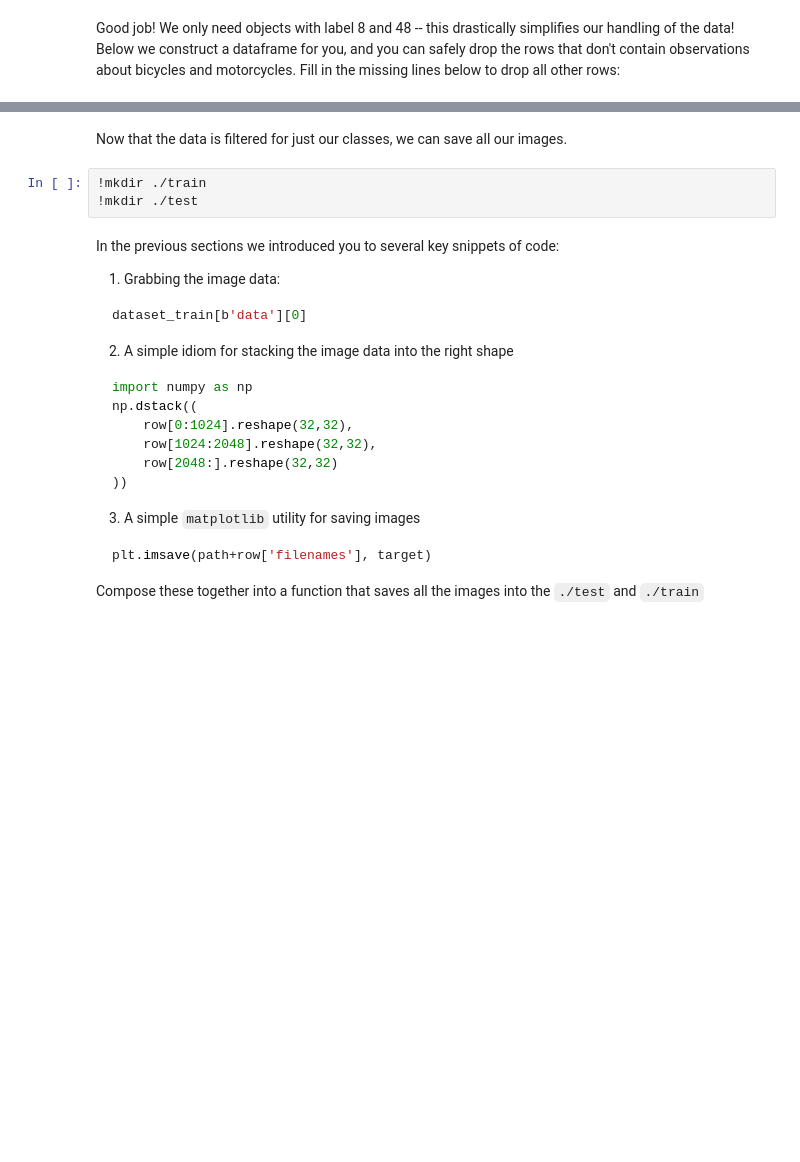
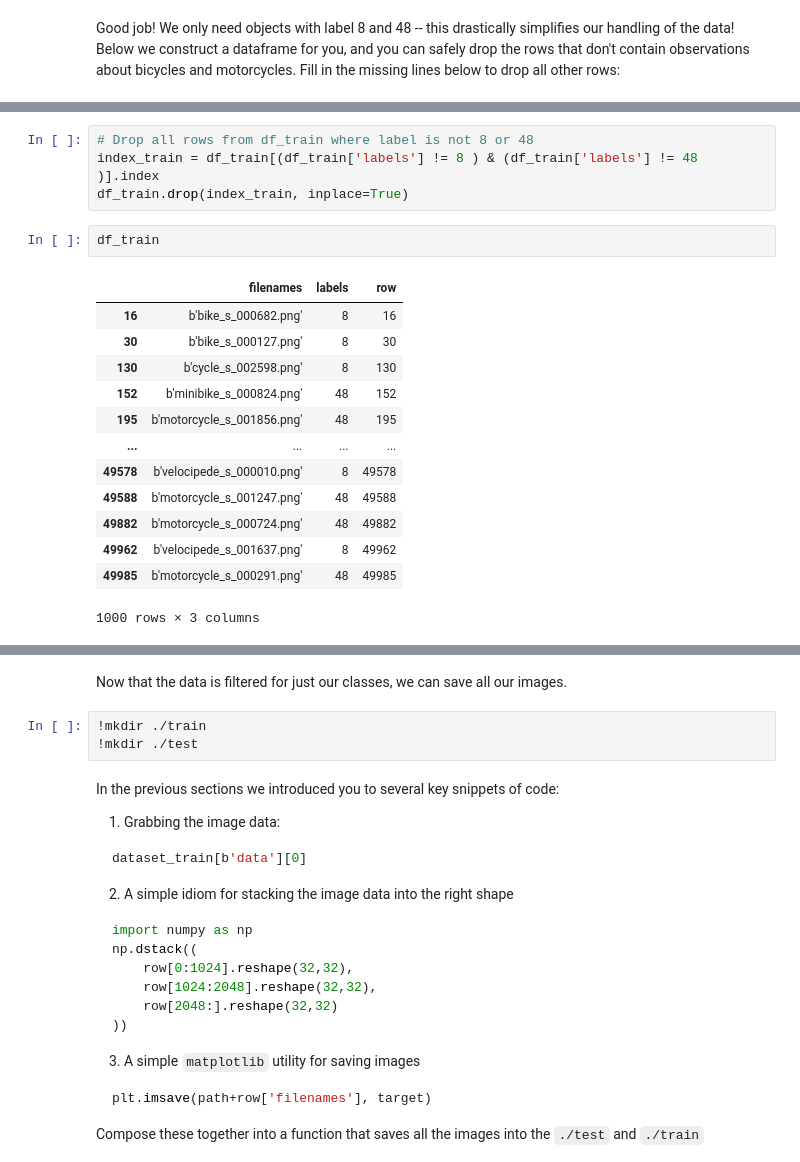
Before and after one commit to pivotostes/udacity-nd009t-C2-Developing-ML-Workflow, a Jupyter notebook: project/starter.ipynb, the cells around one changed output, grey strips where cells are left out. Cells and saved outputs as stored; diff of their text form; blank space fills up the shorter version.

```diff
--- a/project/starter.ipynb
+++ b/project/starter.ipynb
@@ -136,0 +177,20 @@ Good job! We only need objects with label 8 and 48 -- this drastically simplifie
+# %%
+# Drop all rows from df_train where label is not 8 or 48
+index_train = df_train[(df_train['labels'] != 8 ) & (df_train['labels'] != 48 )].index
+df_train.drop(index_train, inplace=True)
+# %%
+df_train
+# %% [output]
+|  | filenames | labels | row |
+| 16 | b'bike_s_000682.png' | 8 | 16 |
+| 30 | b'bike_s_000127.png' | 8 | 30 |
+| 130 | b'cycle_s_002598.png' | 8 | 130 |
+| 152 | b'minibike_s_000824.png' | 48 | 152 |
+| 195 | b'motorcycle_s_001856.png' | 48 | 195 |
+| ... | ... | ... | ... |
+| 49578 | b'velocipede_s_000010.png' | 8 | 49578 |
+| 49588 | b'motorcycle_s_001247.png' | 48 | 49588 |
+| 49882 | b'motorcycle_s_000724.png' | 48 | 49882 |
+| 49962 | b'velocipede_s_001637.png' | 8 | 49962 |
+| 49985 | b'motorcycle_s_000291.png' | 48 | 49985 |
+1000 rows × 3 columns
```
Also changed, not shown: parts of 21 cells of this notebook.
